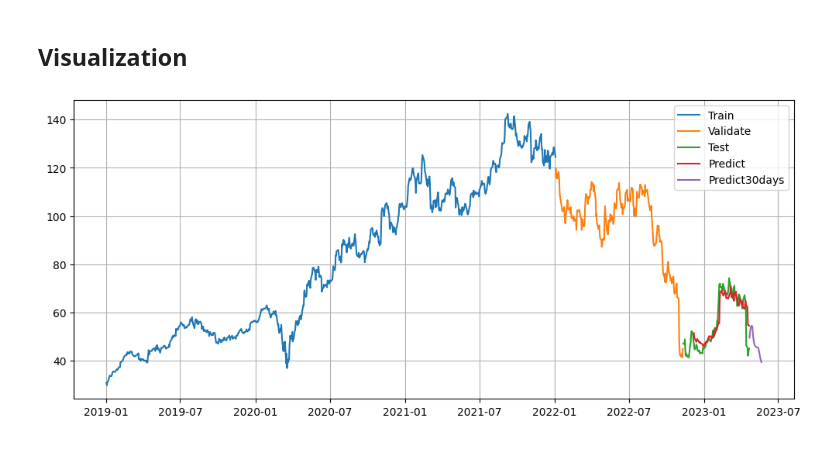
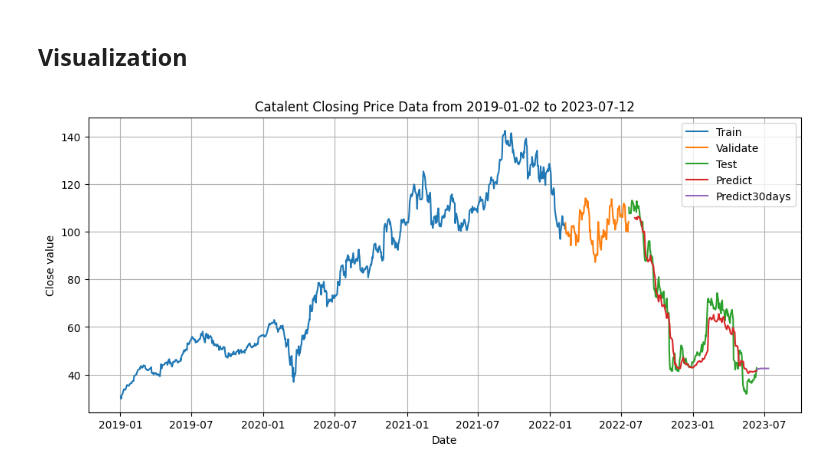
Before and after one commit to mynhungg/IS403.N21.HTTT_Nhom13, a Jupyter notebook: Model/TCA/7_1_2/Code/TCAN_712_CTLT.ipynb, the cells around one changed output. Cells and saved outputs as stored; diff of their text form; code cells hidden in the pictures.

```diff
--- a/Model/TCA/7_1_2/Code/TCAN_712_CTLT.ipynb
+++ b/Model/TCA/7_1_2/Code/TCAN_712_CTLT.ipynb
@@ -295,22 +302,22 @@ np.save('/content/drive/MyDrive/Colab Notebooks/Business Data Analysis/CTLT/7:2:
 # %%
 # Load the best model and related information
 with custom_object_scope({'AttentionLayer': AttentionLayer}):
-    loaded_best_model = load_model('/content/drive/MyDrive/Colab Notebooks/Business Data Analysis/CTLT/7:2:1/best_model.h5')
+    loaded_best_model = load_model('/content/drive/MyDrive/Colab Notebooks/Business Data Analysis/CTLT/7:1:2/best_model.h5')
 
-loaded_best_window_size = np.load('/content/drive/MyDrive/Colab Notebooks/Business Data Analysis/CTLT/7:2:1/best_window_size.npy')
-loaded_best_train_windows = np.load('/content/drive/MyDrive/Colab Notebooks/Business Data Analysis/CTLT/7:2:1/best_train_windows.npy')
-loaded_best_train_targets = np.load('/content/drive/MyDrive/Colab Notebooks/Business Data Analysis/CTLT/7:2:1/best_train_targets.npy')
-loaded_best_test_windows = np.load('/content/drive/MyDrive/Colab Notebooks/Business Data Analysis/CTLT/7:2:1/best_test_windows.npy')
-loaded_best_test_targets = np.load('/content/drive/MyDrive/Colab Notebooks/Business Data Analysis/CTLT/7:2:1/best_test_targets.npy')
-loaded_best_val_windows = np.load('/content/drive/MyDrive/Colab Notebooks/Business Data Analysis/CTLT/7:2:1/best_val_windows.npy')
-loaded_best_val_targets = np.load('/content/drive/MyDrive/Colab Notebooks/Business Data Analysis/CTLT/7:2:1/best_val_targets.npy')
+loaded_best_window_size = np.load('/content/drive/MyDrive/Colab Notebooks/Business Data Analysis/CTLT/7:1:2/best_window_size.npy')
+loaded_best_train_windows = np.load('/content/drive/MyDrive/Colab Notebooks/Business Data Analysis/CTLT/7:1:2/best_train_windows.npy')
+loaded_best_train_targets = np.load('/content/drive/MyDrive/Colab Notebooks/Business Data Analysis/CTLT/7:1:2/best_train_targets.npy')
+loaded_best_test_windows = np.load('/content/drive/MyDrive/Colab Notebooks/Business Data Analysis/CTLT/7:1:2/best_test_windows.npy')
+loaded_best_test_targets = np.load('/content/drive/MyDrive/Colab Notebooks/Business Data Analysis/CTLT/7:1:2/best_test_targets.npy')
+loaded_best_val_windows = np.load('/content/drive/MyDrive/Colab Notebooks/Business Data Analysis/CTLT/7:1:2/best_val_windows.npy')
+loaded_best_val_targets = np.load('/content/drive/MyDrive/Colab Notebooks/Business Data Analysis/CTLT/7:1:2/best_val_targets.npy')
 
-loaded_best_y_pred = np.load('/content/drive/MyDrive/Colab Notebooks/Business Data Analysis/CTLT/7:2:1/best_y_pred.npy')
+loaded_best_y_pred = np.load('/content/drive/MyDrive/Colab Notebooks/Business Data Analysis/CTLT/7:1:2/best_y_pred.npy')
 
-loaded_best_mse = np.load('/content/drive/MyDrive/Colab Notebooks/Business Data Analysis/CTLT/7:2:1/best_mse.npy').item()
-loaded_best_rmse = np.load('/content/drive/MyDrive/Colab Notebooks/Business Data Analysis/CTLT/7:2:1/best_rmse.npy').item()
-loaded_best_mape = np.load('/content/drive/MyDrive/Colab Notebooks/Business Data Analysis/CTLT/7:2:1/best_mape.npy').item()
-loaded_best_msle = np.load('/content/drive/MyDrive/Colab Notebooks/Business Data Analysis/CTLT/7:2:1/best_msle.npy').item()
+loaded_best_mse = np.load('/content/drive/MyDrive/Colab Notebooks/Business Data Analysis/CTLT/7:1:2/best_mse.npy').item()
+loaded_best_rmse = np.load('/content/drive/MyDrive/Colab Notebooks/Business Data Analysis/CTLT/7:1:2/best_rmse.npy').item()
+loaded_best_mape = np.load('/content/drive/MyDrive/Colab Notebooks/Business Data Analysis/CTLT/7:1:2/best_mape.npy').item()
+loaded_best_msle = np.load('/content/drive/MyDrive/Colab Notebooks/Business Data Analysis/CTLT/7:1:2/best_msle.npy').item()
 # %% [markdown]
 ## Predicting the next 30 days
 # %% [markdown]
@@ -328,7 +335,7 @@ index_next_30_days = pd.date_range(start=next_date, periods=30).tolist()
 ## Prediction process
 # %%
 # Predict the closing price for the next 30 days
-last_sequence_days = np.array(df_Close[-best_window_size:]).reshape(1, -1, 1)
+last_sequence_days = np.array(data_scaled[-best_window_size:]).reshape(1, -1, 1)
 y_next_30_days = []
 
 for i in range(30):
@@ -363,23 +370,23 @@ for i in range(30):
 # %%
 plt.figure(figsize=(12, 5))
 
 plt.plot(df.index[:train_size], scaler.inverse_transform(train_data))
 
 plt.plot(df.index[train_size : train_size + val_size], scaler.inverse_transform(val_data))
 
 plt.plot(df.index[train_size + val_size : ], scaler.inverse_transform(test_data))
 
-plt.plot(df.index[train_size + val_size + best_window_size + 1: ], scaler.inverse_transform(best_y_pred))
+plt.plot(df.index[train_size + val_size + best_window_size + 1: ], best_y_pred)
 
-plt.plot(index_next_30_days, y_next_30_days)
+plt.plot(index_next_30_days, scaler.inverse_transform(np.array(y_next_30_days).reshape(-1, 1)))
 
 plt.legend(['Train', 'Validate', 'Test', 'Predict', 'Predict30days'])
 
 plt.grid()
 plt.title(f"Catalent Closing Price Data from {df.index[0].strftime('%Y-%m-%d')} to {index_next_30_days[-1].strftime('%Y-%m-%d')}")
 plt.xlabel("Date")
 plt.ylabel("Close value")
 plt.savefig('TCAN_712_CTLT.png')
 plt.show()
 # %% [output]
-[figure, old version]
+[figure, new version]
```
Also changed, not shown: parts of 12 cells of this notebook, 11 other files.
